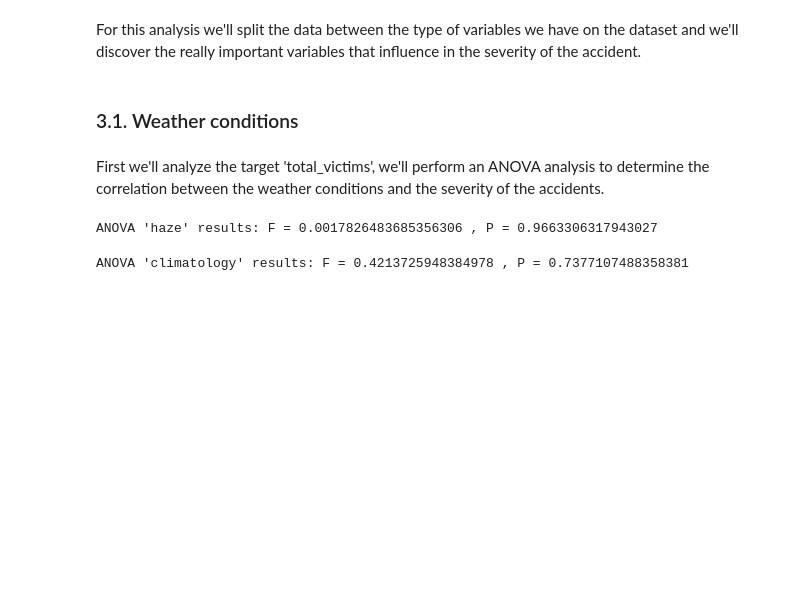
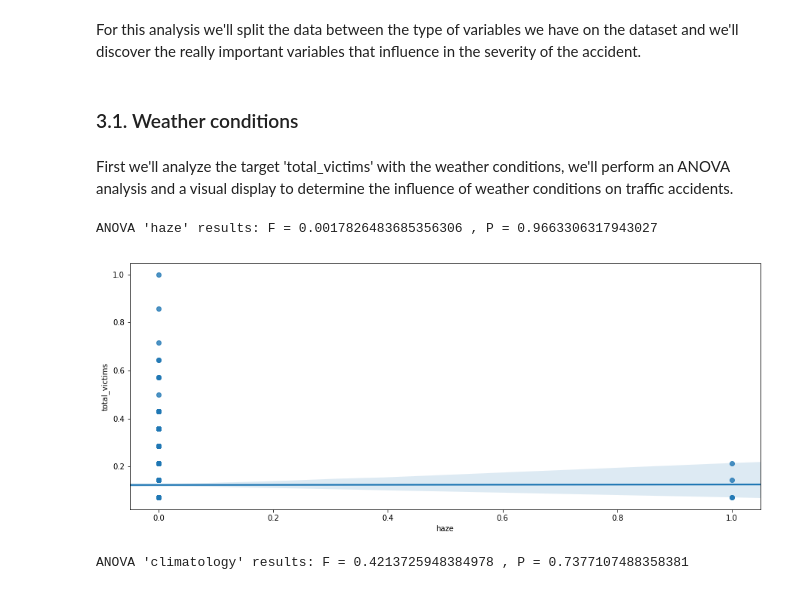
Before and after one commit to andresvarq/Applied-Data-Science-capstone, a Jupyter notebook: capstone-project .ipynb, the cells around one changed output. Drawn from its saved outputs; the diff is of its cells as text; code cells hidden in the pictures; blank space fills up the shorter version.

```diff
--- a/capstone-project .ipynb
+++ b/capstone-project .ipynb
@@ -317,7 +318,7 @@ For this analysis we'll split the data between the type of variables we have on
 # %% [markdown]
 ### 3.1. Weather conditions <a name='wea'> </a>
 # %% [markdown]
-First we'll analyze the target 'total_victims', we'll perform an ANOVA analysis to determine the correlation between the weather conditions and the severity of the accidents.
+First we'll analyze the target 'total_victims' with the weather conditions, we'll perform an ANOVA analysis and a visual display to determine the influence of weather conditions on traffic accidents.
 # %%
 # ANOVA test for variable 'haze' and the total amount of victims
 df_haze = df[['total_victims', 'haze']].groupby(['haze'])
@@ -325,6 +326,12 @@ f_val_haze, p_val_haze = stats.f_oneway(df_haze.get_group(0)['total_victims'], d
 print( "ANOVA 'haze' results: F =", f_val_haze, ", P =", p_val_haze)
 # %% [output]
 ANOVA 'haze' results: F = 0.0017826483685356306 , P = 0.9663306317943027
+# %%
+# Counting the amount of accidents with and without haze
+plt.figure(figsize = (15,  6))
+ax1 = sns.regplot(x='haze', y='total_victims', data=df)
+# %% [output]
+[figure, added]
 # %%
 # ANOVA test for variable 'climatology' and the total amount of victims
 df_clim = df[['total_victims', 'climatology']].groupby(['climatology'])
```
Also changed, not shown: parts of 43 cells of this notebook, 4 other files.
